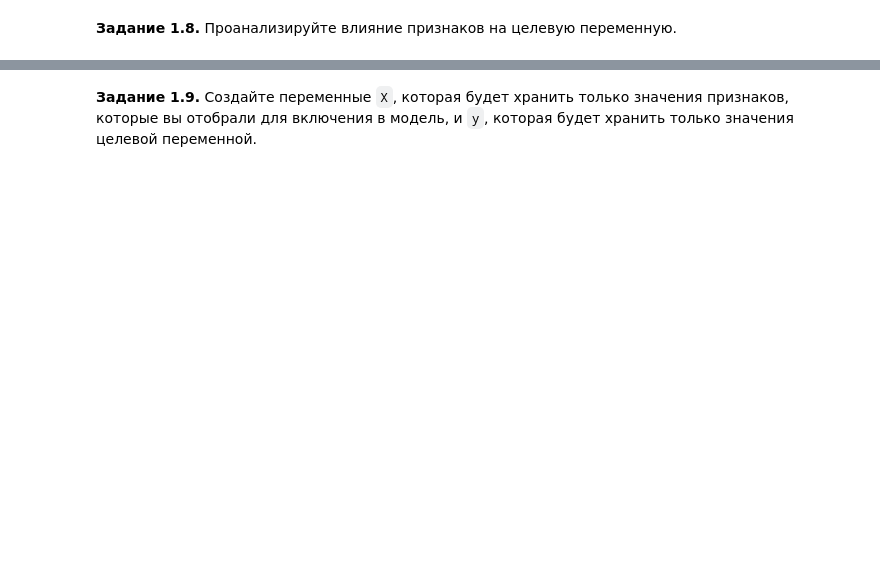
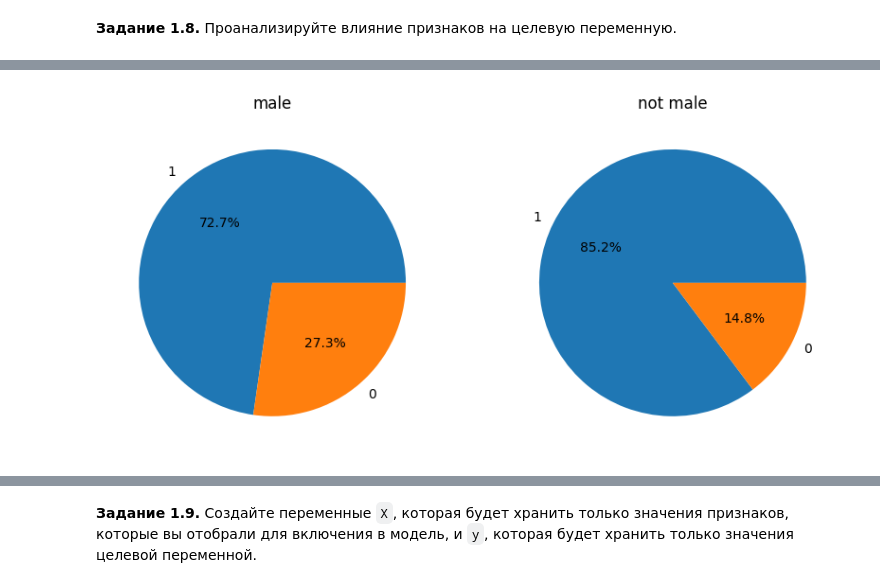
Before and after one commit to Aqity/deep_learning_school_autumn_2026, a Jupyter notebook: hw_1_game_of_thrones_main.ipynb, the cells around one changed output, grey strips where cells are left out. Drawn from its saved outputs; the diff is of its cells as text; code cells hidden in the pictures; blank space fills up the shorter version.

```diff
--- a/hw_1_game_of_thrones_main.ipynb
+++ b/hw_1_game_of_thrones_main.ipynb
@@ -753,0 +769,14 @@ KeyError: "[('title', 'house', 'culture_grouped')] not found in axis"
+# %%
+new_data_1 = data[data['male'] == 1]['isAlive'].value_counts()
+new_data_2 = data[data['male'] == 0]['isAlive'].value_counts()
+fig, (ax1, ax2) = plt.subplots(1,2, figsize=(10, 5))
+
+ax1.pie(new_data_1.values, labels=new_data_1.index, autopct='%1.1f%%')
+ax2.pie(new_data_2.values, labels=new_data_2.index, autopct='%1.1f%%')
+
+ax1.set_title('male')
+ax2.set_title('not male')
+
+plt.show()
+# %% [output]
+[figure, added]
```
Also changed, not shown: parts of 13 cells of this notebook.
